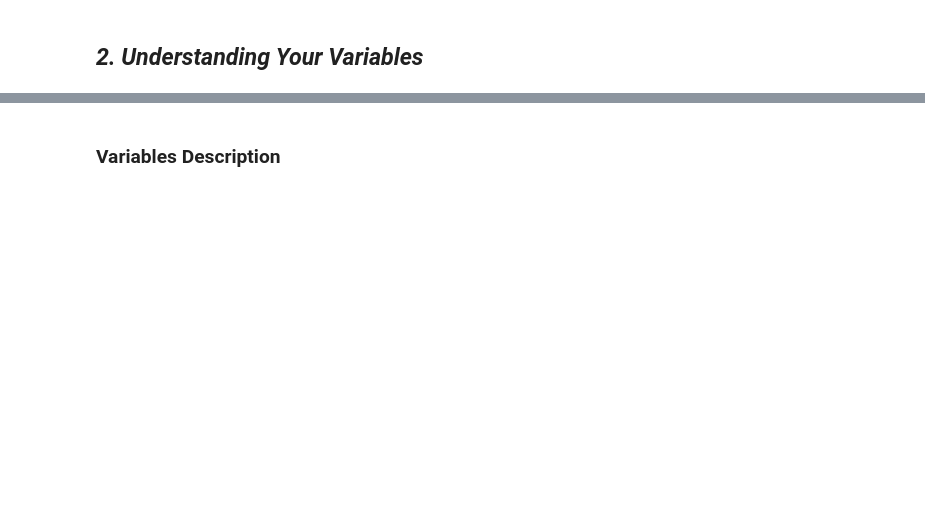
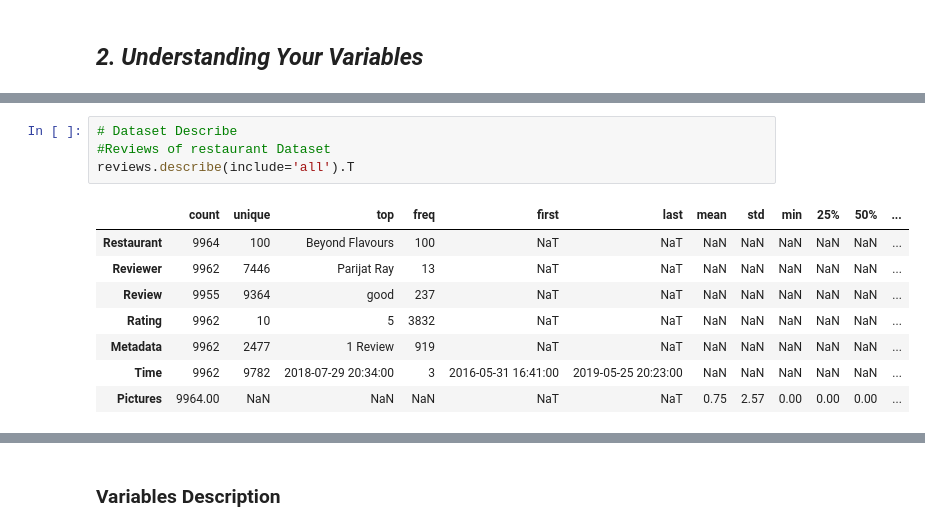
Before and after one commit to apurva-shrivastava/Zomato-Restaurant-Clustering-and-Sentiment-Analysis, a Jupyter notebook: Apurva_Zomato_Restaurant_Clustering_and_Sentiment_Analysis.ipynb, the cells around one changed output, grey strips where cells are left out. Drawn from its saved outputs; the diff is of its cells as text; blank space fills up the shorter version.

```diff
--- a/Apurva_Zomato_Restaurant_Clustering_and_Sentiment_Analysis.ipynb
+++ b/Apurva_Zomato_Restaurant_Clustering_and_Sentiment_Analysis.ipynb
@@ -174,0 +467,13 @@ Answer Here
+# %%
+# Dataset Describe
+#Reviews of restaurant Dataset
+reviews.describe(include='all').T
+# %% [output]
+|  | count | unique | top | freq | first | last | mean | std | min | 25% | 50% | ... |
+| Restaurant | 9964 | 100 | Beyond Flavours | 100 | NaT | NaT | NaN | NaN | NaN | NaN | NaN | ... |
+| Reviewer | 9962 | 7446 | Parijat Ray | 13 | NaT | NaT | NaN | NaN | NaN | NaN | NaN | ... |
+| Review | 9955 | 9364 | good | 237 | NaT | NaT | NaN | NaN | NaN | NaN | NaN | ... |
+| Rating | 9962 | 10 | 5 | 3832 | NaT | NaT | NaN | NaN | NaN | NaN | NaN | ... |
+| Metadata | 9962 | 2477 | 1 Review | 919 | NaT | NaT | NaN | NaN | NaN | NaN | NaN | ... |
+| Time | 9962 | 9782 | 2018-07-29 20:34:00 | 3 | 2016-05-31 16:41:00 | 2019-05-25 20:23:00 | NaN | NaN | NaN | NaN | NaN | ... |
+| Pictures | 9964.00 | NaN | NaN | NaN | NaT | NaT | 0.75 | 2.57 | 0.00 | 0.00 | 0.00 | ... |
```
Also changed, not shown: parts of 36 cells of this notebook.
